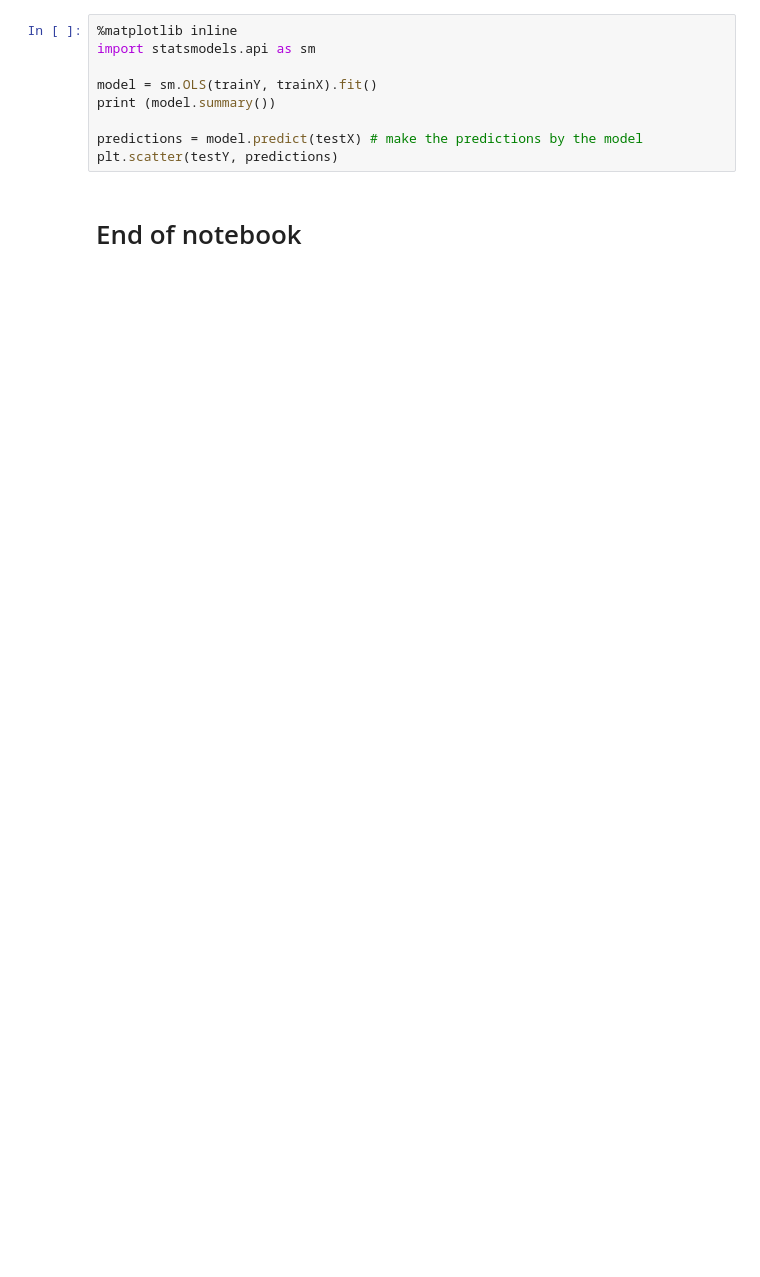
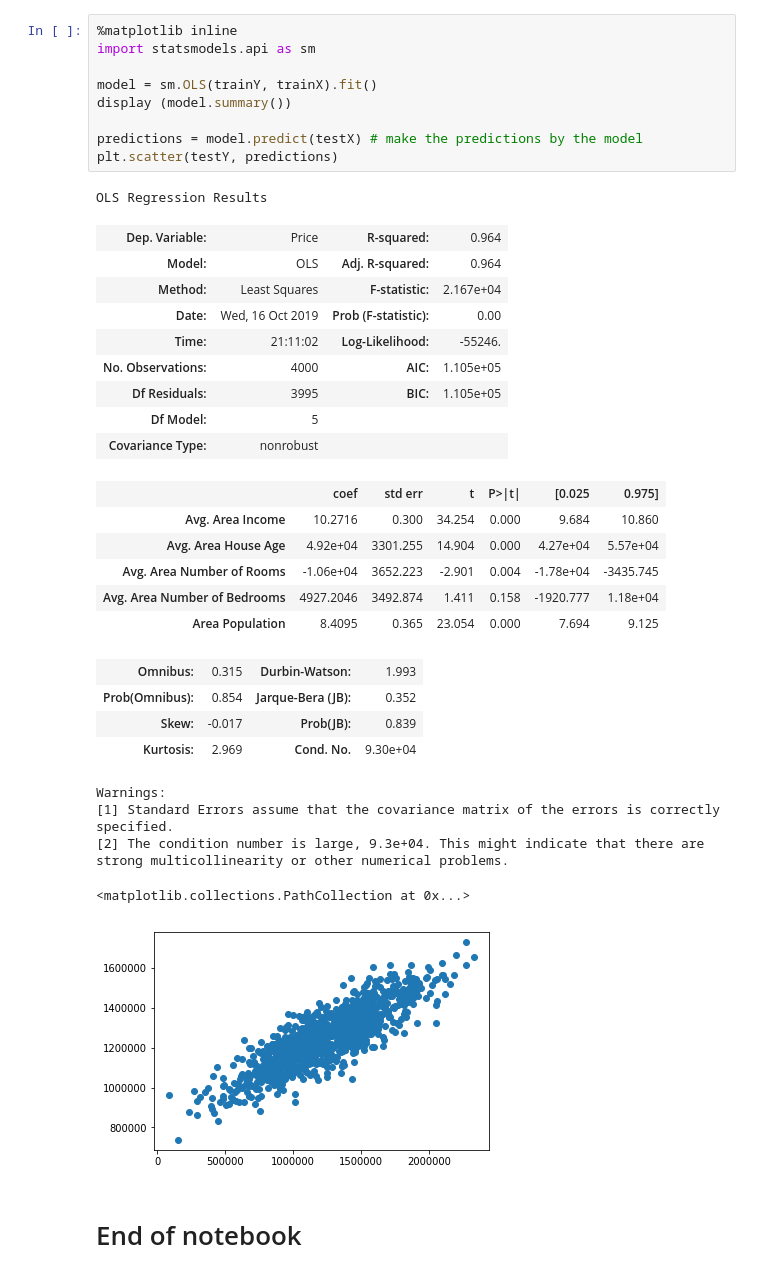
Before and after one commit to roitraining/PythonML, a Jupyter notebook: Ch08-RegressionAnalysis/08-01-RegressionAnalysis.ipynb, the cells around one changed output. Cells and saved outputs as stored; diff of their text form; blank space fills up the shorter version.

```diff
--- a/Ch08-RegressionAnalysis/08-01-RegressionAnalysis.ipynb
+++ b/Ch08-RegressionAnalysis/08-01-RegressionAnalysis.ipynb
@@ -34,11 +78,38 @@ print (lm.coef_)
 # %%
 %matplotlib inline
 import statsmodels.api as sm
 
 model = sm.OLS(trainY, trainX).fit()
-print (model.summary())
+display (model.summary())
 
 predictions = model.predict(testX) # make the predictions by the model
 plt.scatter(testY, predictions)
+# %% [output]
+OLS Regression Results
+| Dep. Variable: | Price | R-squared: | 0.964 |
+| Model: | OLS | Adj. R-squared: | 0.964 |
+| Method: | Least Squares | F-statistic: | 2.167e+04 |
+| Date: | Wed, 16 Oct 2019 | Prob (F-statistic): | 0.00 |
+| Time: | 21:11:02 | Log-Likelihood: | -55246. |
+| No. Observations: | 4000 | AIC: | 1.105e+05 |
+| Df Residuals: | 3995 | BIC: | 1.105e+05 |
+| Df Model: | 5 |  |  |
+| Covariance Type: | nonrobust |  |  |
+|  | coef | std err | t | P>|t| | [0.025 | 0.975] |
+| Avg. Area Income | 10.2716 | 0.300 | 34.254 | 0.000 | 9.684 | 10.860 |
+| Avg. Area House Age | 4.92e+04 | 3301.255 | 14.904 | 0.000 | 4.27e+04 | 5.57e+04 |
+| Avg. Area Number of Rooms | -1.06e+04 | 3652.223 | -2.901 | 0.004 | -1.78e+04 | -3435.745 |
+| Avg. Area Number of Bedrooms | 4927.2046 | 3492.874 | 1.411 | 0.158 | -1920.777 | 1.18e+04 |
+| Area Population | 8.4095 | 0.365 | 23.054 | 0.000 | 7.694 | 9.125 |
+| Omnibus: | 0.315 | Durbin-Watson: | 1.993 |
+| Prob(Omnibus): | 0.854 | Jarque-Bera (JB): | 0.352 |
+| Skew: | -0.017 | Prob(JB): | 0.839 |
+| Kurtosis: | 2.969 | Cond. No. | 9.30e+04 |
+Warnings:
+[1] Standard Errors assume that the covariance matrix of the errors is correctly specified.
+[2] The condition number is large, 9.3e+04. This might indicate that there are
+strong multicollinearity or other numerical problems.
+<matplotlib.collections.PathCollection at 0x...>
+[figure, added]
 # %% [markdown]
 # End of notebook
```
Also changed, not shown: parts of 2 cells of this notebook, 2 other files.
